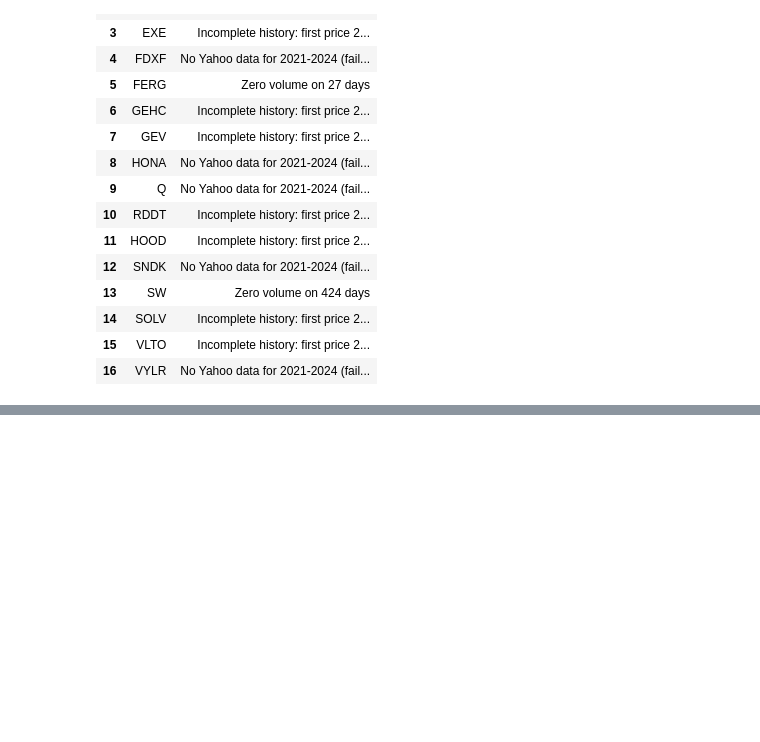
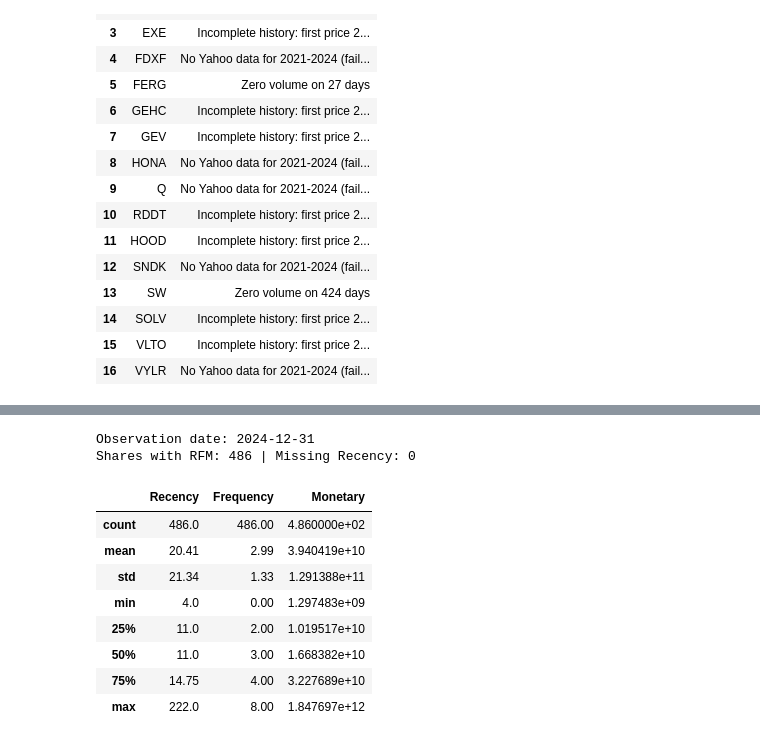
Before and after one commit to makaog5-sudo/CRM-SP500, a Jupyter notebook: CRM_stock_Analysis.ipynb, the cells around one changed output, grey strips where cells are left out. Saved outputs shown, nothing was run; the diff lists cells and outputs as text; code cells hidden in the pictures; blank space fills up the shorter version.

```diff
--- a/CRM_stock_Analysis.ipynb
+++ b/CRM_stock_Analysis.ipynb
@@ -172,0 +258,67 @@ dtype: float64
+# %%
+# TASK 1.4: ADAPTED RFM — based on lecture script RFM_Yahoofin.ipynb (cell 0)
+import pandas as pd
+import numpy as np
+
+shares = list(included)                     # CHANGED: 486 validated shares, not 10
+observation_date = stock_data.index.max()   # CHANGED: fixed observation date
+
+results = []
+
+for ticker in shares:
+    # CHANGED: use saved snapshot instead of yf.Ticker(ticker).history(period="1y")
+    data = pd.DataFrame({
+        "Close": stock_data["Close"][ticker],
+        "Volume": stock_data["Volume"][ticker],
+    }).loc[:observation_date].sort_index()
+
+    average_volume = data["Volume"].shift(1).rolling(20).mean()
+    data["HighVolume"] = data["Volume"] > 2 * average_volume
+
+    valid = data.loc[average_volume.notna()].copy()
+    if len(valid) < 60:
+        print(f"{ticker}: insufficient history")
+        continue
+
+    recent = valid.tail(60)
+    high_volume_days = valid.loc[valid["HighVolume"]]
+
+
+    recency = (
+        (valid.index[-1].date() - high_volume_days.index[-1].date()).days
+        if not high_volume_days.empty else None
+    )
+
+    results.append({
+        "Ticker": ticker,
+        "Recency": recency,
+        "Frequency": int(recent["HighVolume"].sum()),
+        "Monetary": (recent["Close"] * recent["Volume"]).sum(),
+    })
+
+rfm = pd.DataFrame(results).set_index("Ticker")
+rfm["Recency"] = rfm["Recency"].astype("Float64")
+
+print("Observation date:", observation_date.date())
+print("Shares with RFM:", len(rfm), "| Missing Recency:", rfm["Recency"].isna().sum())
+
+# join with return/beta features + one feature table
+if "Ticker" in features.columns:
+    features = features.set_index("Ticker")
+features = features.drop(columns=["Recency", "Frequency", "Monetary", "GICS Sector"], errors="ignore")
+features = features.join(rfm).join(sp500.set_index("Yahoo_Ticker")["GICS Sector"])
+features.to_csv("feature_table.csv")
+
+features[["Recency", "Frequency", "Monetary"]].describe().round(2)
+# %% [output]
+Observation date: 2024-12-31
+Shares with RFM: 486 | Missing Recency: 0
+|  | Recency | Frequency | Monetary |
+| count | 486.0 | 486.00 | 4.860000e+02 |
+| mean | 20.41 | 2.99 | 3.940419e+10 |
+| std | 21.34 | 1.33 | 1.291388e+11 |
+| min | 4.0 | 0.00 | 1.297483e+09 |
+| 25% | 11.0 | 2.00 | 1.019517e+10 |
+| 50% | 11.0 | 3.00 | 1.668382e+10 |
+| 75% | 14.75 | 4.00 | 3.227689e+10 |
+| max | 222.0 | 8.00 | 1.847697e+12 |
```
Also changed, not shown: parts of 3 cells of this notebook.
